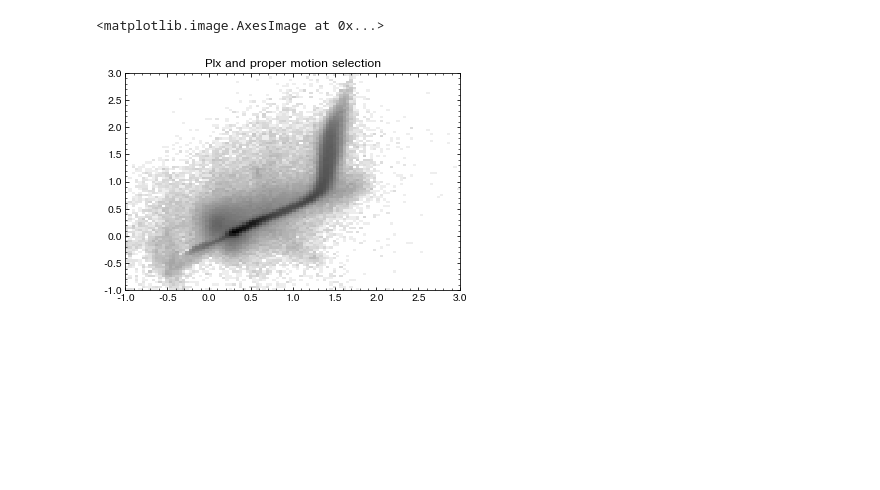
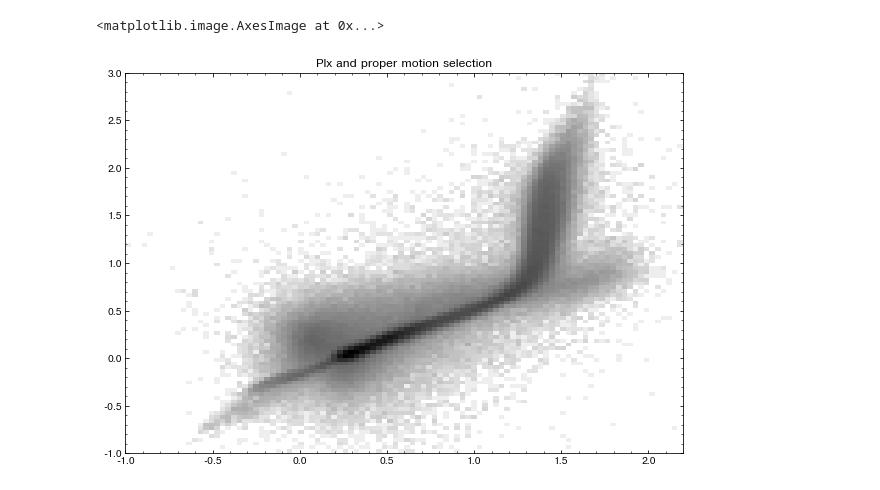
Before and after one commit to segasai/mynotebooks, a Jupyter notebook: desi_bhb_sel/BhbSel.ipynb, the cells around one changed output. Cells and saved outputs as stored; diff of their text form; code cells hidden in the pictures; blank space fills up the shorter version.

```diff
--- a/desi_bhb_sel/BhbSel.ipynb
+++ b/desi_bhb_sel/BhbSel.ipynb
@@ -4,6 +4,8 @@ import numpy as np
 from idlplotInd import tvhist2d, oplot
 import matplotlib.pyplot as plt
 import dustmaps.sfd as SFD
+plt.rcParams['figure.figsize'] = [10, 7]
+betw= lambda x,x1,x2:(x>=x1)&(x<x2)
 # %%
 %matplotlib inline
 # %%
@@ -25,13 +34,29 @@ epmra,epmdec = 1./X['pmra_ivar']**.5,1./X['pmdec_ivar']**.5
 # %%
-# Selection by parallax that is robust to systematics and complete
+# Selection by parallax that should be robust to systematics and complete
+plxsel = plx < (0.1 + 3 * eplx)
 
-plxsel = plx<np.maximum(3*eplx,.1)
-
-bhbdist = 10**((g-eg-0.5)/5.-2) # approximate distance to a star assuming it is a bhb
+bhbdist = 10**((g - eg - 0.5) / 5. - 2
+               )  # approximate distance to a star assuming it is a bhb
 
 maxvel = 1000
-bhbpmsel = np.sqrt(pmra**2+pmdec**2)< (maxvel / bhbdist / 4.74 + 2 * np.sqrt(epmra**2+epmdec**2))
-# stars having a velocity constitent within 3sigma of 1000 km/s
-wisesel = (~np.isfinite(w1))|((r-w1-er+ew1)<-1)
+bhbpmsel = np.sqrt(pmra**2 + pmdec**2) < (maxvel / bhbdist / 4.74 +
+                                          2 * np.sqrt(epmra**2 + epmdec**2))
+# stars having a velocity consistent within 3sigma of 1000 km/s
+
+ingaiasel = gaia_G > 10
+# ensure detection in Gaia
+
+# = (~np.isfinite(w1))|((r-w1-er+ew1)<-1)
+wisesel = ((r - er - 2.3 * (g - r - eg + er)) - (w1_faint - ew1)) < -1.5
+# WISE selection reject things with with r-w1>-1.5
+
+bhb_poly = lambda xgrid: 1.07163 * xgrid**5 - 1.42272 * xgrid**4 + 0.69476 * xgrid**3 - 0.12911 * xgrid**2 + 0.66993 * xgrid - 0.11368
+#polynomial from Li, Koposov+2019
+mincol = -0.35
+maxcol = -0.02
+grcolsel = betw(g - r - eg + er, mincol, maxcol)
+rzcolsel = betw(r - z - er + ez - bhb_poly(g - r - eg + er), -0.1, 0.05)
+grzcolsel = grcolsel & rzcolsel
+xgrid = np.linspace(mincol, maxcol, 100)
 # %%
 # All stars with g<21
@@ -42,7 +77,14 @@ tvhist2d(g-r-eg+er,r-z-er+ez,-1,3,-1,3, ind=(r<21), zlog=True,xtitle='g-r',ytitl
 # %%
-
-tvhist2d(g-r,r-z,-1,3,-1,3, ind=(r<21)&bhbpmsel&plxsel, zlog=True, title='Plx and proper motion selection')
+tvhist2d(g - r -eg +er,
+         r - z -er +ez,
+         -1,
+         2.2,
+         -1,
+         3,
+         ind=(r < 21) & bhbpmsel & plxsel,
+         zlog=True,
+         title='Plx and proper motion selection')
 # %% [output]
 <matplotlib.image.AxesImage at 0x...>
-[figure, old version]
+[figure, new version]
 # %%
```
Also changed, not shown: parts of 12 cells of this notebook.
